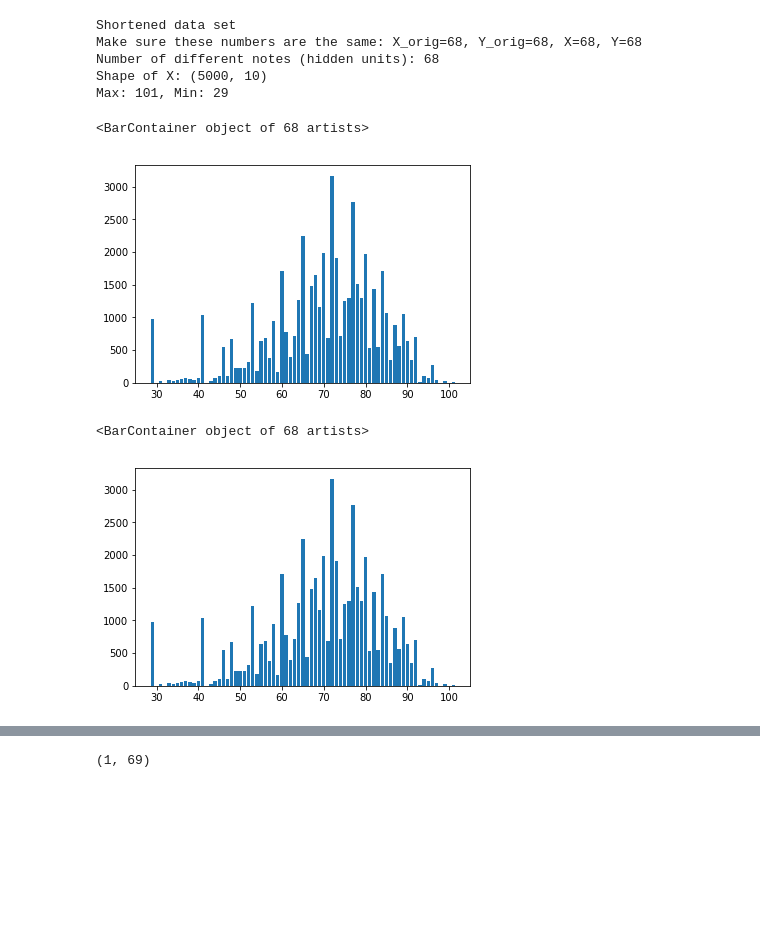
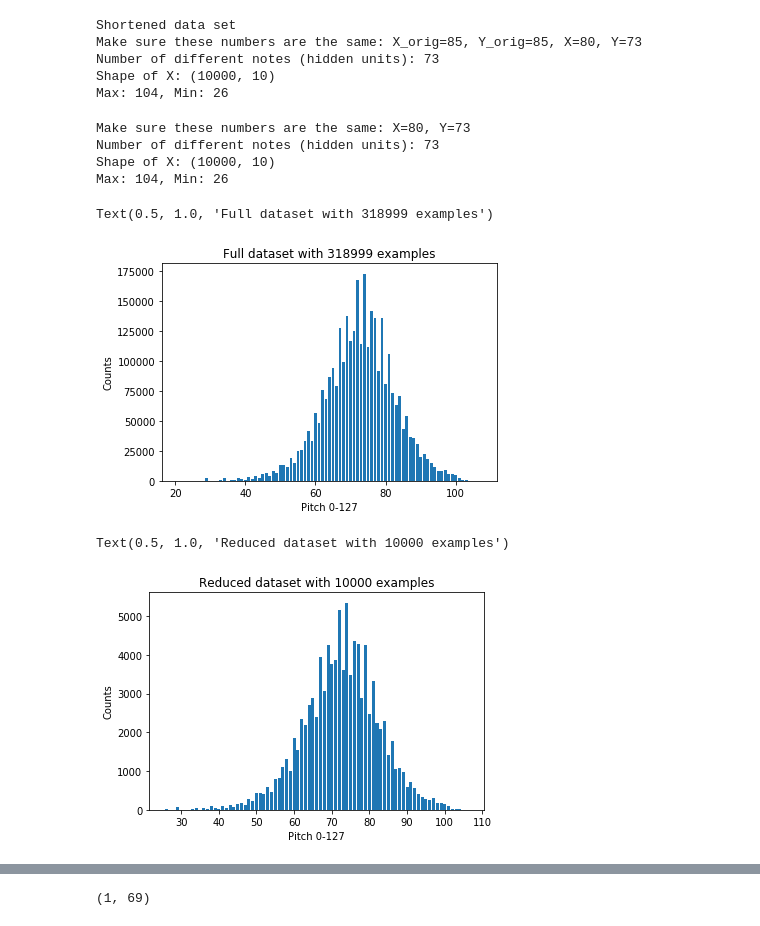
Before and after one commit to GraceJohnson/cs229-final-project, a Jupyter notebook: HIJACKED-LSTM.ipynb, the cells around one changed output, grey strips where cells are left out. Cells and saved outputs as stored; diff of their text form; code cells hidden in the pictures; blank space fills up the shorter version.

```diff
--- a/HIJACKED-LSTM.ipynb
+++ b/HIJACKED-LSTM.ipynb
@@ -20,14 +20,13 @@ input_length = 10
 X_orig = np.loadtxt('10HX.txt')
 Y_orig = np.loadtxt('10HY.txt')
 
-#n = len(X)
-permutation = np.random.permutation(n)
+permutation = np.random.permutation(len(X_orig))
 X_orig = X_orig[permutation]
 Y_orig = Y_orig[permutation]
 
 print('Shortened data set')
-X = X_orig[:5000]
-Y = Y_orig[:5000]
+X = np.copy(X_orig[:10000])
+Y = np.copy(Y_orig[:10000])
 
 sorted_notes = np.unique(Y)
 
@@ -46,14 +45,13 @@ for i,note in enumerate(Y): #make all the notes a number between 0 and number_of
 Y = np_utils.to_categorical(Y)
 
 print('Make sure these numbers are the same: X_orig={}, Y_orig={}, X={}, Y={}'.format(n_notes_X_orig, n_notes_Y_orig, n_notes_X, n_notes_Y))
-print('Number of different notes (hidden units): {}'.format(number_of_different_notes))
+print('Number of different notes (hidden units): {}'.format(n_notes_Y))
 print('Shape of X: {}'.format(X.shape))
 print('Max: {}, Min: {}'.format(int(max_note), int(min_note)))
-
 n = X.shape[0]
 # %% [output]
 Shortened data set
-Make sure these numbers are the same: X_orig=68, Y_orig=68, X=68, Y=68
-Number of different notes (hidden units): 68
-Shape of X: (5000, 10)
-Max: 101, Min: 29
+Make sure these numbers are the same: X_orig=85, Y_orig=85, X=80, Y=73
+Number of different notes (hidden units): 73
+Shape of X: (10000, 10)
+Max: 104, Min: 26
@@ -60,19 +63,49 @@ Max: 101, Min: 29
+# %%
+#Run this if you want to laod shortened data set
+X = np.loadtxt('shortened-HX.txt')
+Y = np.loadtxt('shortened-HY.txt')
+sorted_notes = np.loadtxt('shortened-sorted_notes.txt')
+n_notes_X = len(np.unique(X))
+n_notes_Y = n_hidden_units = len(sorted_notes)
+
+X_unnormalized = np.copy(X)
+X = X / max_note #normalize input
+
+print('Make sure these numbers are the same: X={}, Y={}'.format(n_notes_X, n_notes_Y))
+print('Number of different notes (hidden units): {}'.format(n_notes_Y))
+print('Shape of X: {}'.format(X.shape))
+print('Max: {}, Min: {}'.format(int(max_note), int(min_note)))
+# %% [output]
+Make sure these numbers are the same: X=80, Y=73
+Number of different notes (hidden units): 73
+Shape of X: (10000, 10)
+Max: 104, Min: 26
 # %%
 #Plots of note distribution
-counts = np.zeros(n_notes_X)
-counts_orig = np.zeros(n_notes_X)
-for i, note in enumerate(sorted_notes):
-    counts[i] = np.sum(X_unnormalized == note)
-    counts_orig[i] = np.sum(X_orig == note)
-plt.bar(sorted_notes, counts)
+def prep_bar_plot(W):
+    s = np.unique(W)
+    counts = np.zeros(len(s))
+    for i, note in enumerate(s):
+        counts[i] = np.sum(W == note)
+    return (s,counts)
+
+s_notes, counts = prep_bar_plot(X_orig)
+plt.bar(s_notes, counts)
+plt.ylabel('Counts')
+plt.xlabel('Pitch 0-127')
+plt.title('Full dataset with {} examples'.format(len(X_orig)))
 # %% [output]
-<BarContainer object of 68 artists>
+Text(0.5, 1.0, 'Full dataset with 318999 examples')
-[figure, old version]
+[figure, new version]
-# %%
-plt.bar(sorted_notes, counts_orig)
-# %% [output]
-<BarContainer object of 68 artists>
-[figure, removed]
+# %%
+s_notes, counts = prep_bar_plot(X_unnormalized)
+plt.bar(s_notes, counts)
+plt.ylabel('Counts')
+plt.xlabel('Pitch 0-127')
+plt.title('Reduced dataset with {} examples'.format(len(X_unnormalized)))
+# %% [output]
+Text(0.5, 1.0, 'Reduced dataset with 10000 examples')
+[figure, added]
 # %%
 model = Sequential()
 model.add(LSTM(
```
Also changed, not shown: parts of 9 cells of this notebook, 27 other files.
